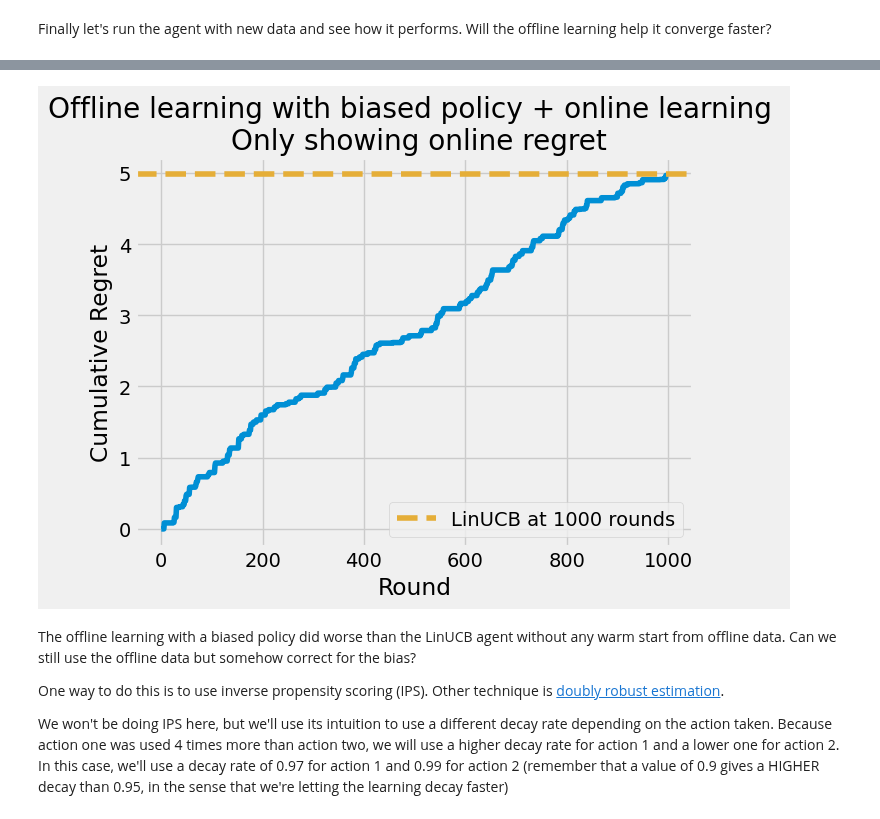
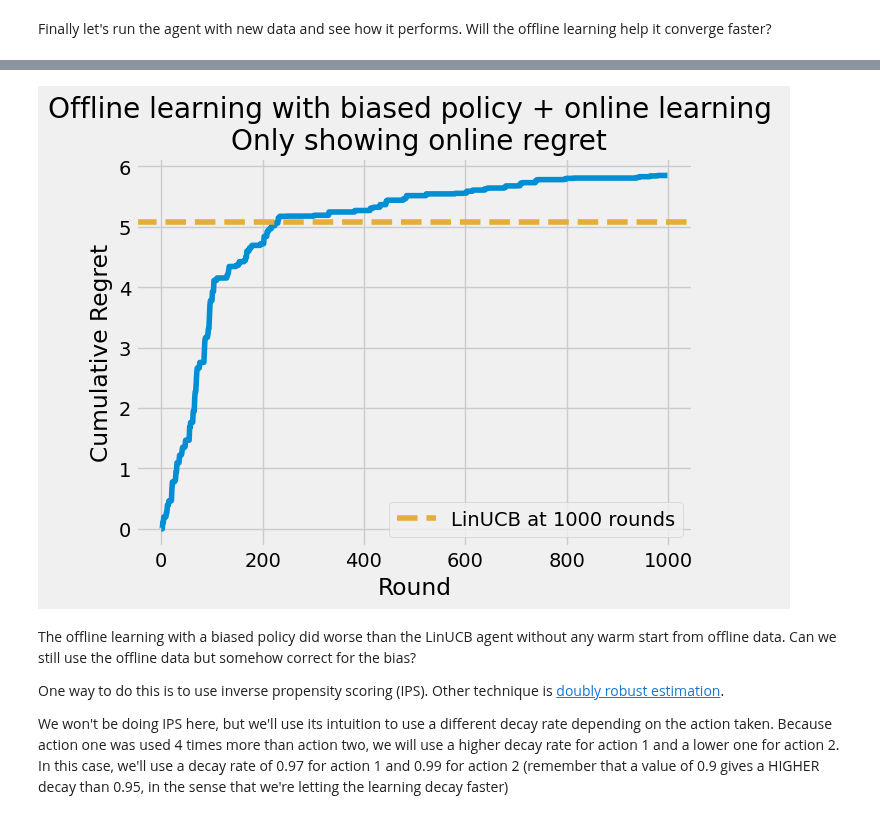
Before and after one commit to bayesianbandits/bayesianbandits, a Jupyter notebook: docs/notebooks/offline-learning.ipynb, the cells around one changed output, grey strips where cells are left out. Saved outputs shown, nothing was run; the diff lists cells and outputs as text; code cells hidden in the pictures.

```diff
--- a/docs/notebooks/offline-learning.ipynb
+++ b/docs/notebooks/offline-learning.ipynb
@@ -306,21 +337,18 @@ Now that we have the rewards, contexts and actions, we can update our agent offl
 We'll write a `create_agent` function just to save a few lines of code later.
 # %%
 def create_agent(alpha=0.96):
-
     arms = [
         Arm(InterestRate.interest_rate_10, learner=NormalInverseGammaRegressor()),
         Arm(InterestRate.interest_rate_15, learner=NormalInverseGammaRegressor()),
     ]
 
     return ContextualAgent(
-        arms=arms,
-        policy=UpperConfidenceBound(alpha),
+        arms=arms, policy=UpperConfidenceBound(alpha), random_seed=rng
     )
 
 
 offline_agent = create_agent()
 
-np.random.seed(100)
 # Learn from offline data
 for token, reward, context in zip(actions, oracle.rewards, contexts):
     offline_agent.select_for_update(token).update(
@@ -333,22 +361,25 @@ Finally let's run the agent with new data and see how it performs. Will the offl
 # %%
 online_rounds = 1000
 for _ in range(online_rounds):
-
-    user_credit_score = np.random.uniform(-5, 5)
+    user_credit_score = rng.uniform(-5, 5)
 
     context = np.array([1.0, user_credit_score])
 
     oracle.set_context(context)
     oracle.best_expected_reward()
 
-    action, = offline_agent.pull(np.atleast_2d(context))
+    (action,) = offline_agent.pull(np.atleast_2d(context))
     action.take_action(oracle)
     offline_agent.update(context, oracle.rewards[-1] - true_reward_mean)
 
 
 offline_plus_online_regret = np.cumsum(
-    np.array(oracle.optimal_rewards[-online_rounds:]) - np.array(oracle.expected_rewards[-online_rounds:])
+    np.array(oracle.optimal_rewards[-online_rounds:])
+    - np.array(oracle.expected_rewards[-online_rounds:])
 )
 
-plot_cumulative_regret(offline_plus_online_regret, title="Offline learning + online learning. Only showing online regret")
+plot_cumulative_regret(
+    offline_plus_online_regret,
+    title="Offline learning + online learning. Only showing online regret",
+)
 # %% [output]
@@ -368,48 +398,51 @@ We'll run the same steps as before:
 3. Run online learning
 # %%
 # 1 Simulate offline data
-np.random.seed(110)
 oracle = LoanOracle()
 
+
 def action_1_more_likely_policy():
-    return InterestRate(1) if np.random.uniform() < 0.8 else InterestRate(2)
+    return InterestRate(1) if rng.uniform() < 0.8 else InterestRate(2)
+
 
 contexts, actions = simulate_offline_data(oracle, 3000, action_1_more_likely_policy)
 
 # 2. Learn from offline data
 offline_agent = create_agent()
 
 for token, reward, context in zip(actions, oracle.rewards, contexts):
     offline_agent.select_for_update(token).update(
         np.atleast_2d(context), np.atleast_1d(reward - true_reward_mean)
     )
 
     offline_agent.decay(context, decay_rate=0.95)
 
 # 3 Run online learning
 online_rounds = 1000
 for _ in range(online_rounds):
-
-    user_credit_score = np.random.uniform(-5, 5)
+    user_credit_score = rng.uniform(-5, 5)
 
     context = np.array([1.0, user_credit_score])
 
     oracle.set_context(context)
     oracle.best_expected_reward()
 
-    action, = offline_agent.pull(np.atleast_2d(context))
+    (action,) = offline_agent.pull(np.atleast_2d(context))
     action.take_action(oracle)
     offline_agent.update(context, oracle.rewards[-1] - true_reward_mean)
 
 
 offline_plus_online_regret = np.cumsum(
-    np.array(oracle.optimal_rewards[-online_rounds:]) - np.array(oracle.expected_rewards[-online_rounds:])
+    np.array(oracle.optimal_rewards[-online_rounds:])
+    - np.array(oracle.expected_rewards[-online_rounds:])
 )
 
-plot_cumulative_regret(offline_plus_online_regret,
-                        title="Offline learning with biased policy + online learning \n Only showing online regret")
+plot_cumulative_regret(
+    offline_plus_online_regret,
+    title="Offline learning with biased policy + online learning \n Only showing online regret",
+)
 # %% [output]
-[figure, old version]
+[figure, new version]
 # %% [markdown]
 The offline learning with a biased policy did worse than the LinUCB agent without any warm start from offline data.
 Can we still use the offline data but somehow correct for the bias?
```
Also changed, not shown: parts of 18 cells of this notebook.
